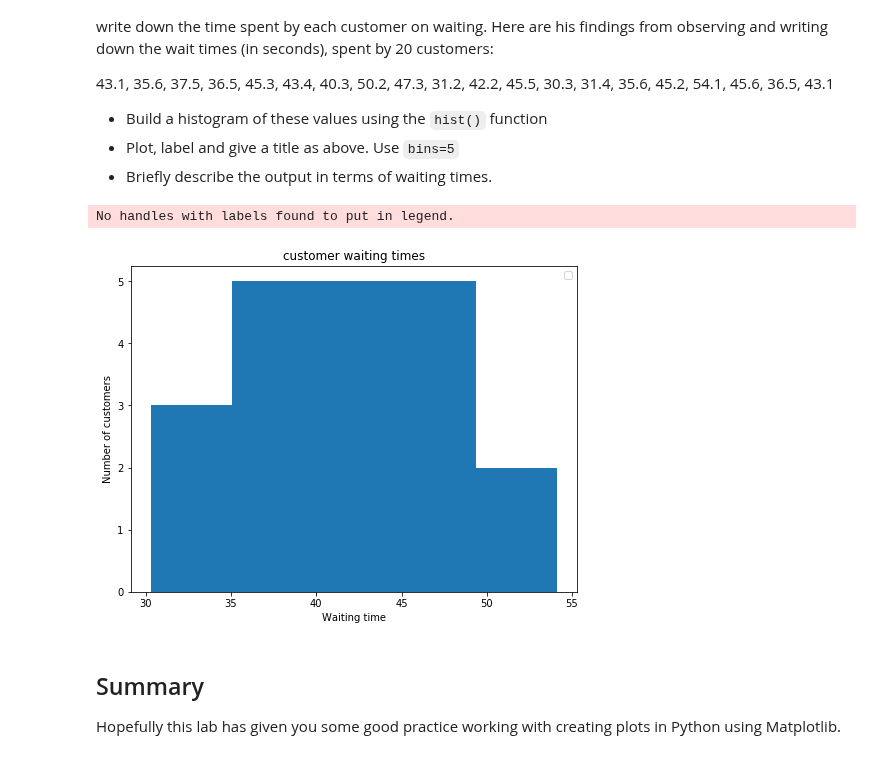
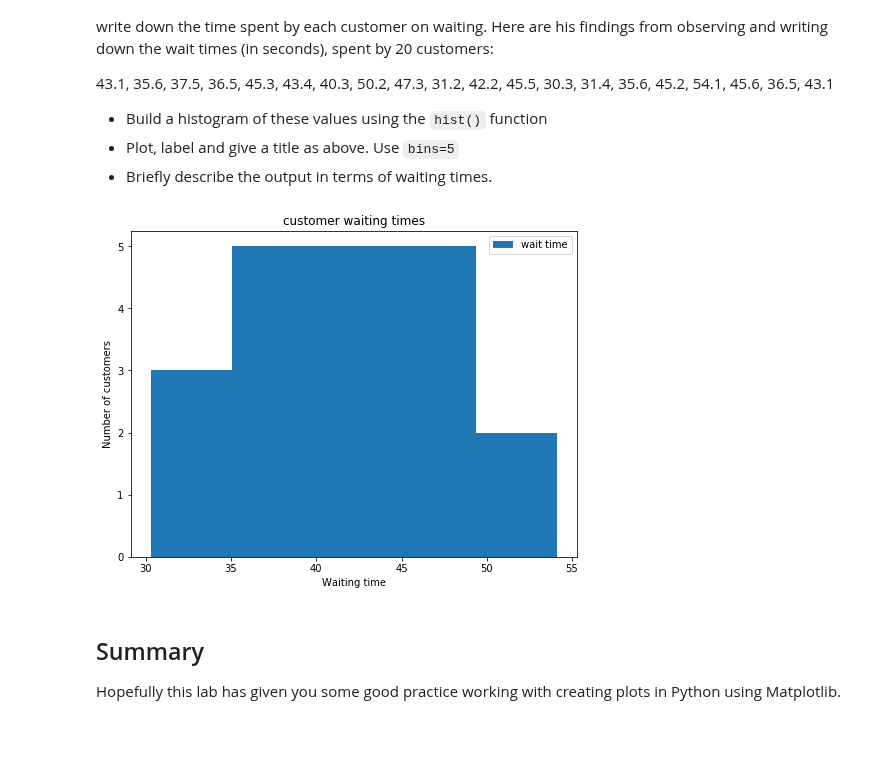
Before and after one commit to ulkuguneysu/dsc-data-viz-lab-nyc-ds-career-042219, a Jupyter notebook: index.ipynb, the cells around one changed output. Drawn from its saved outputs; the diff is of its cells as text; code cells hidden in the pictures.

```diff
--- a/index.ipynb
+++ b/index.ipynb
@@ -101,21 +101,20 @@ Joe is the branch manager at a bank. Recently, Joe been receiving customer feedb
 # %%
 x = [43.1, 35.6, 37.5, 36.5, 45.3, 43.4, 40.3, 50.2, 47.3, 31.2, 42.2, 45.5, 30.3, 31.4, 35.6, 45.2, 54.1, 45.6, 36.5, 43.1]
 
 #Plot the distogram with hist() function
 plt.figure(figsize=(8,6))
 
-plt.hist(x, bins = 5, label = )
+plt.hist(x, bins = 5, label = 'wait time')
 # Label, give title and show the plot
 
 plt.xlabel('Waiting time')
 plt.ylabel('Number of customers')
 plt.title('customer waiting times')
 
 plt.legend()
 plt.show()
 # %% [output]
-No handles with labels found to put in legend.
-[figure, old version]
+[figure, new version]
 # %% [markdown]
 ## Summary
 
```
